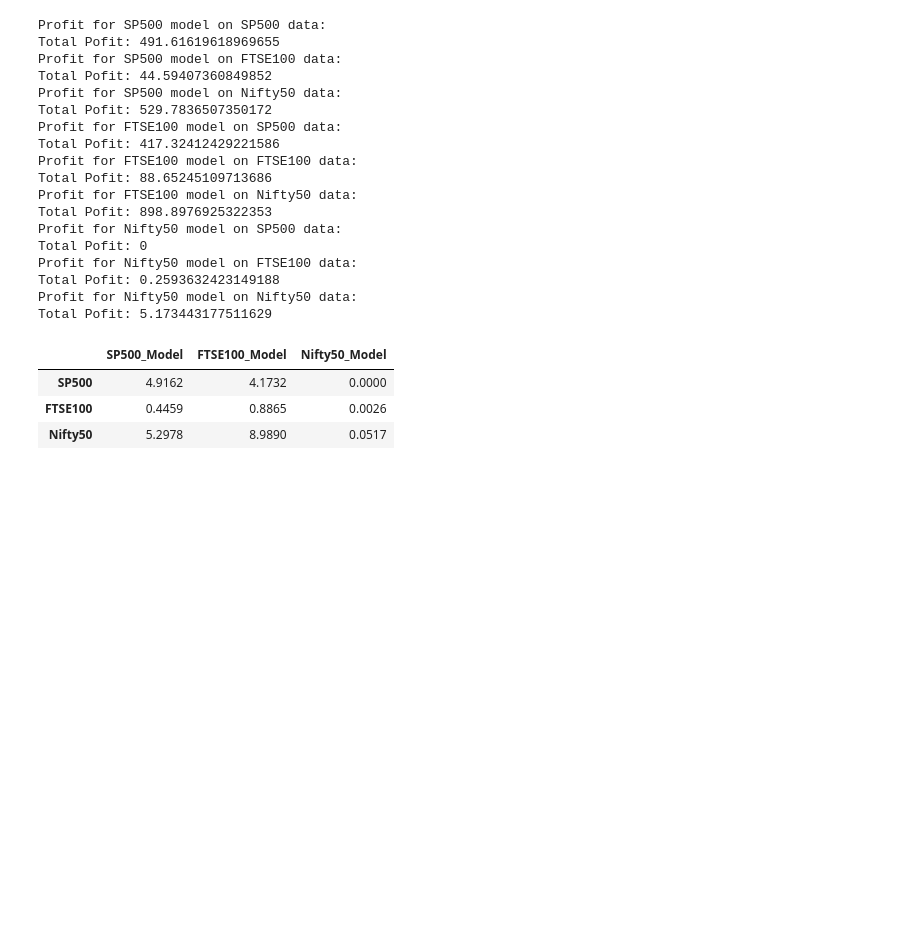
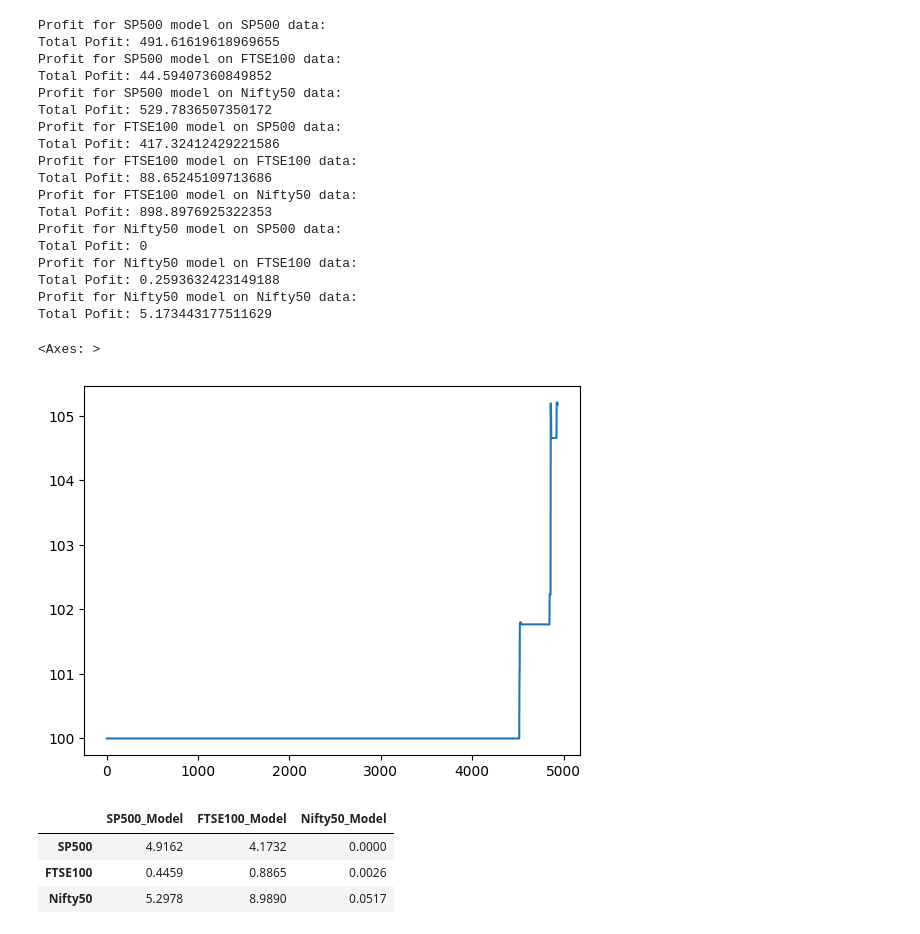
Before and after one commit to PhilipNJ/MScDissertationCode, a Jupyter notebook: Comparison.ipynb, the cells around one changed output. Drawn from its saved outputs; the diff is of its cells as text; code cells hidden in the pictures; blank space fills up the shorter version.

Commit message:
comparison visualisation update

```diff
--- a/Comparison.ipynb
+++ b/Comparison.ipynb
@@ -269,6 +269,11 @@ Profit for Nifty50 model on FTSE100 data:
 Total Pofit: 0.2593632423149188
 Profit for Nifty50 model on Nifty50 data:
 Total Pofit: 5.173443177511629
+# %%
+nifty_nifty_log.Capital.plot()
+# %% [output]
+<Axes: >
+[figure, added]
 # %%
 returns_dict = {
     'SP500_Model': {
```
Also changed, not shown: parts of 6 cells of this notebook.
